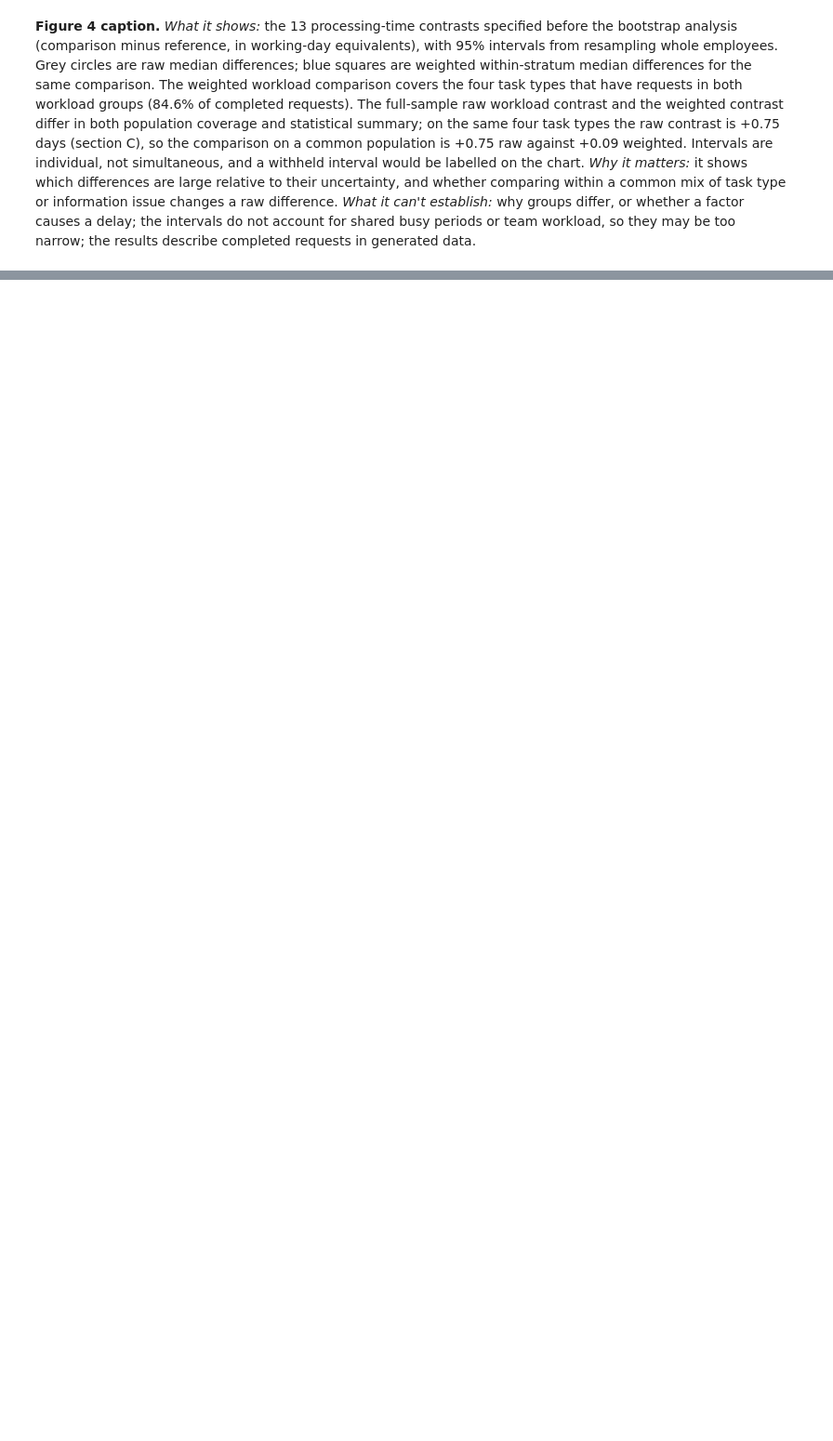
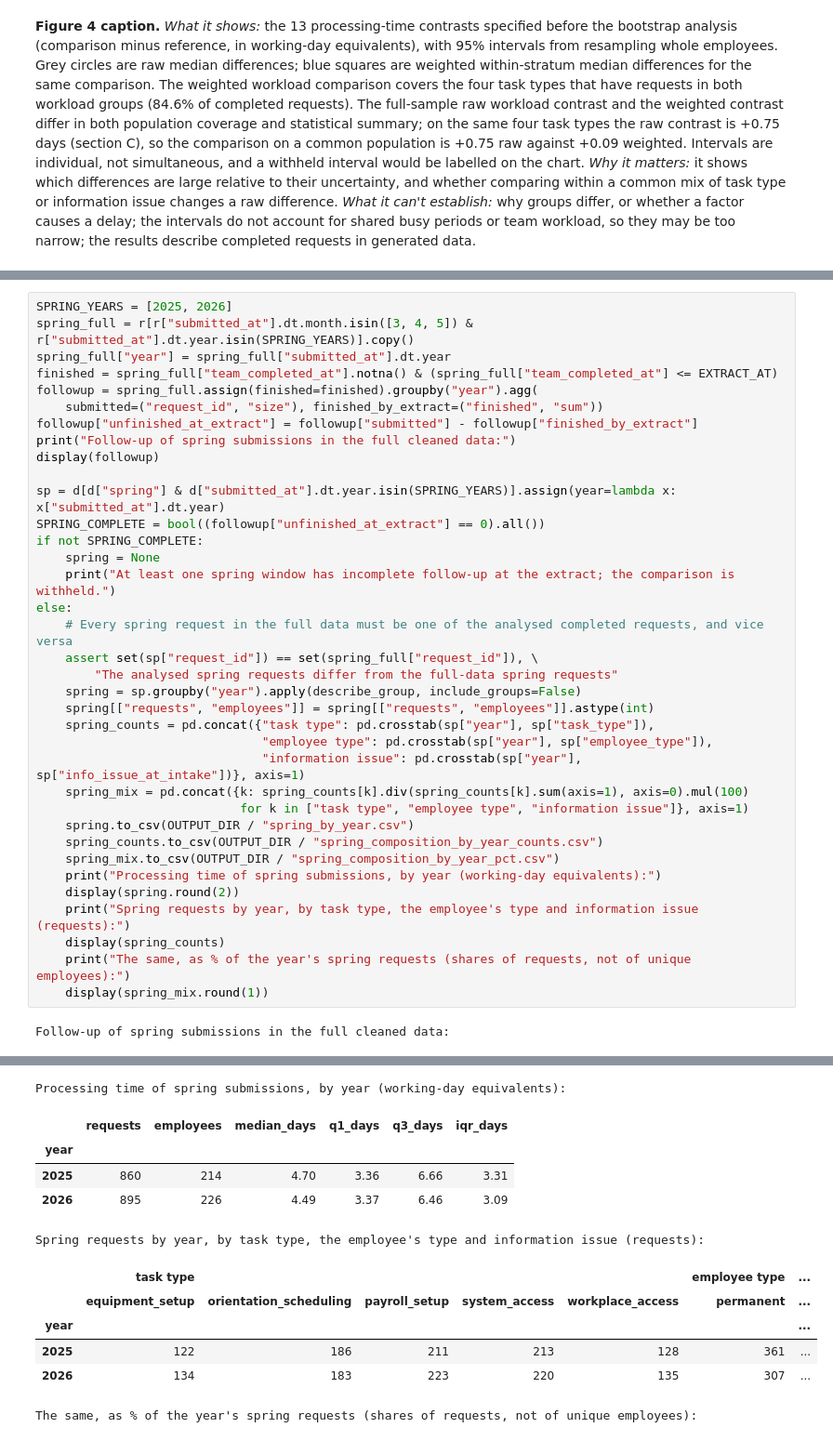
Before and after one commit to isabellemclean1001-blip/AIDA_Izzy_HR_Onboarding_Project-review, a Jupyter notebook: AIDA-2156/final-project/analysis/03_relationships_and_uncertainty.ipynb, the cells around one changed output, grey strips where cells are left out. Shown at 93% size. Drawn from its saved outputs; the diff is of its cells as text; blank space fills up the shorter version.

```diff
--- a/AIDA-2156/final-project/analysis/03_relationships_and_uncertainty.ipynb
+++ b/AIDA-2156/final-project/analysis/03_relationships_and_uncertainty.ipynb
@@ -504,0 +577,38 @@ plt.show()
+# %%
+SPRING_YEARS = [2025, 2026]
+spring_full = r[r["submitted_at"].dt.month.isin([3, 4, 5]) & r["submitted_at"].dt.year.isin(SPRING_YEARS)].copy()
+spring_full["year"] = spring_full["submitted_at"].dt.year
+finished = spring_full["team_completed_at"].notna() & (spring_full["team_completed_at"] <= EXTRACT_AT)
+followup = spring_full.assign(finished=finished).groupby("year").agg(
+    submitted=("request_id", "size"), finished_by_extract=("finished", "sum"))
+followup["unfinished_at_extract"] = followup["submitted"] - followup["finished_by_extract"]
+print("Follow-up of spring submissions in the full cleaned data:")
+display(followup)
+
+sp = d[d["spring"] & d["submitted_at"].dt.year.isin(SPRING_YEARS)].assign(year=lambda x: x["submitted_at"].dt.year)
+SPRING_COMPLETE = bool((followup["unfinished_at_extract"] == 0).all())
+if not SPRING_COMPLETE:
+    spring = None
+    print("At least one spring window has incomplete follow-up at the extract; the comparison is withheld.")
+else:
+    # Every spring request in the full data must be one of the analysed completed requests, and vice versa
+    assert set(sp["request_id"]) == set(spring_full["request_id"]), \
+        "The analysed spring requests differ from the full-data spring requests"
+    spring = sp.groupby("year").apply(describe_group, include_groups=False)
+    spring[["requests", "employees"]] = spring[["requests", "employees"]].astype(int)
+    spring_counts = pd.concat({"task type": pd.crosstab(sp["year"], sp["task_type"]),
+                               "employee type": pd.crosstab(sp["year"], sp["employee_type"]),
+                               "information issue": pd.crosstab(sp["year"], sp["info_issue_at_intake"])}, axis=1)
+    spring_mix = pd.concat({k: spring_counts[k].div(spring_counts[k].sum(axis=1), axis=0).mul(100)
+                            for k in ["task type", "employee type", "information issue"]}, axis=1)
+    spring.to_csv(OUTPUT_DIR / "spring_by_year.csv")
+    spring_counts.to_csv(OUTPUT_DIR / "spring_composition_by_year_counts.csv")
+    spring_mix.to_csv(OUTPUT_DIR / "spring_composition_by_year_pct.csv")
+    print("Processing time of spring submissions, by year (working-day equivalents):")
+    display(spring.round(2))
+    print("Spring requests by year, by task type, the employee's type and information issue (requests):")
+    display(spring_counts)
+    print("The same, as % of the year's spring requests (shares of requests, not of unique employees):")
+    display(spring_mix.round(1))
+# %% [output]
+Follow-up of spring submissions in the full cleaned data:
@@ -504,0 +619,12 @@ plt.show()
+Processing time of spring submissions, by year (working-day equivalents):
+|  | requests | employees | median_days | q1_days | q3_days | iqr_days |
+| year |  |  |  |  |  |  |
+| 2025 | 860 | 214 | 4.70 | 3.36 | 6.66 | 3.31 |
+| 2026 | 895 | 226 | 4.49 | 3.37 | 6.46 | 3.09 |
+Spring requests by year, by task type, the employee's type and information issue (requests):
+|  | task type |  |  |  |  | employee type | ... |
+|  | equipment_setup | orientation_scheduling | payroll_setup | system_access | workplace_access | permanent | ... |
+| year |  |  |  |  |  |  | ... |
+| 2025 | 122 | 186 | 211 | 213 | 128 | 361 | ... |
+| 2026 | 134 | 183 | 223 | 220 | 135 | 307 | ... |
+The same, as % of the year's spring requests (shares of requests, not of unique employees):
```
Also changed, not shown: parts of 4 cells of this notebook.
